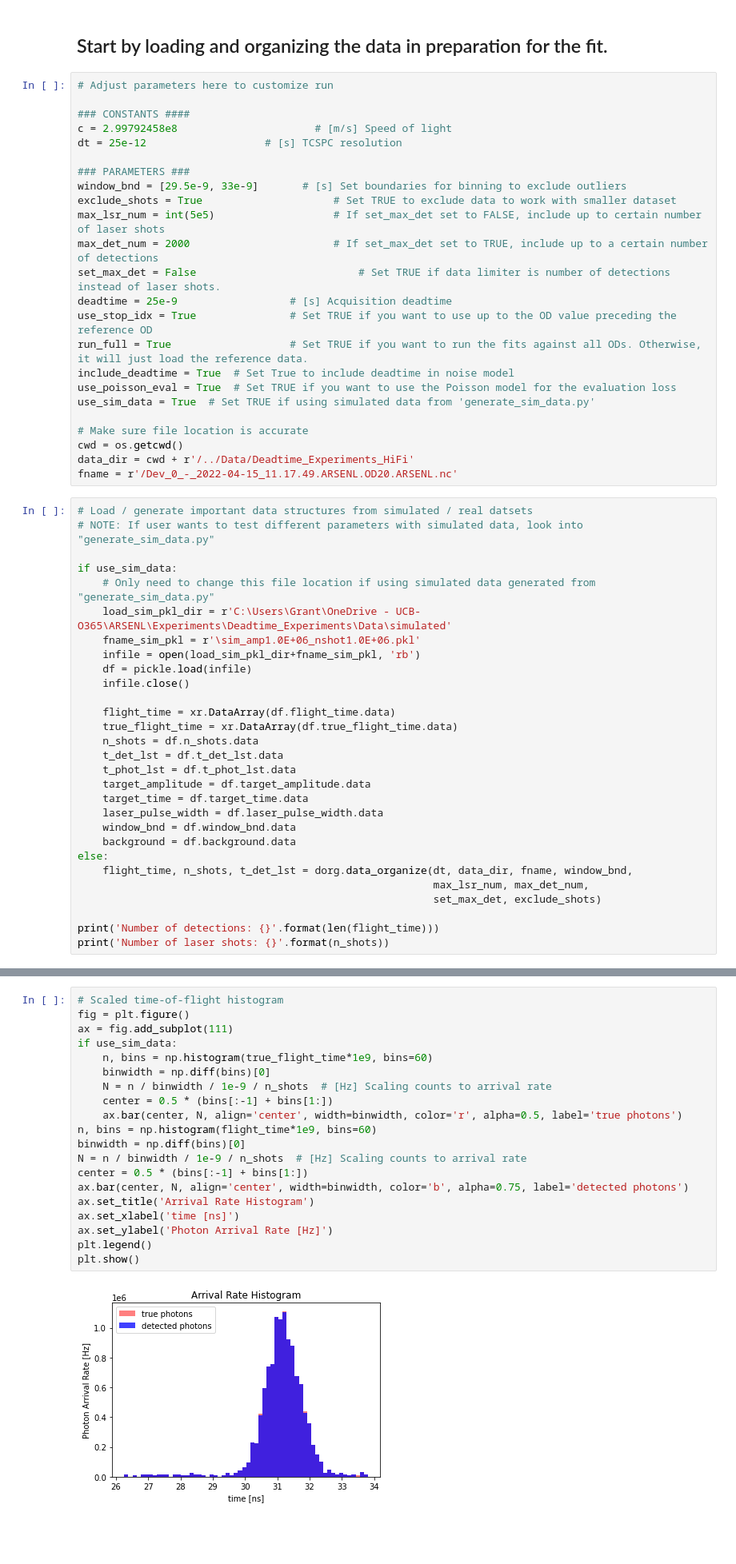
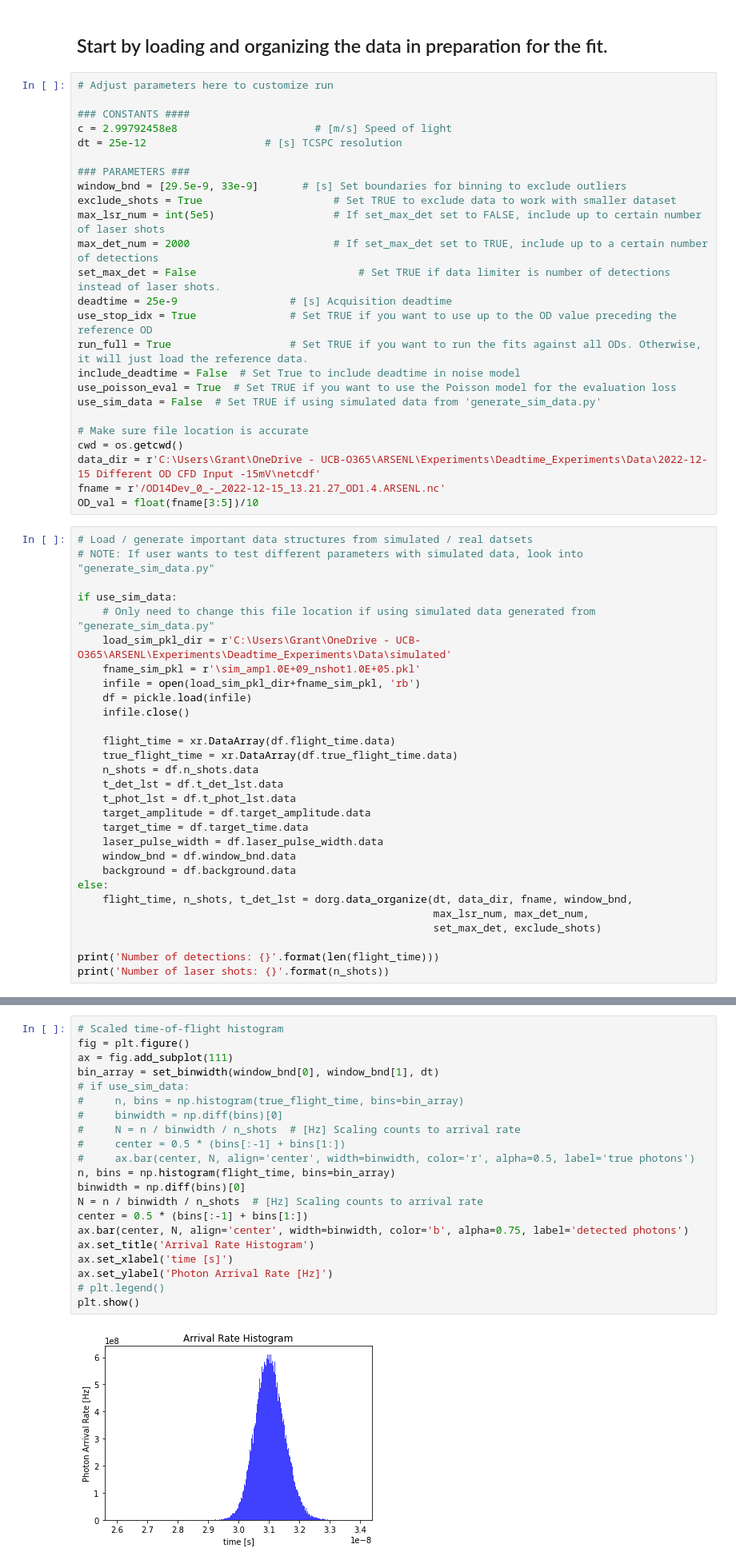
Before and after one commit to gkirchhoff32/ARSENL_backscatter_experiments, a Jupyter notebook: scripts/fit_histogram_polynomial_complexity_iteration.ipynb, the cells around one changed output, grey strips where cells are left out. Shown at 80% size. Cells and saved outputs as stored; diff of their text form; blank space fills up the shorter version.

```diff
--- a/scripts/fit_histogram_polynomial_complexity_iteration.ipynb
+++ b/scripts/fit_histogram_polynomial_complexity_iteration.ipynb
@@ -46,14 +47,15 @@ set_max_det = False                          # Set TRUE if data limiter is numbe
 deadtime = 25e-9                  # [s] Acquisition deadtime
 use_stop_idx = True               # Set TRUE if you want to use up to the OD value preceding the reference OD
 run_full = True                   # Set TRUE if you want to run the fits against all ODs. Otherwise, it will just load the reference data.
-include_deadtime = True  # Set True to include deadtime in noise model
+include_deadtime = False  # Set True to include deadtime in noise model
 use_poisson_eval = True  # Set TRUE if you want to use the Poisson model for the evaluation loss
-use_sim_data = True  # Set TRUE if using simulated data from 'generate_sim_data.py'
+use_sim_data = False  # Set TRUE if using simulated data from 'generate_sim_data.py'
 
 # Make sure file location is accurate
 cwd = os.getcwd()
-data_dir = cwd + r'/../Data/Deadtime_Experiments_HiFi'
-fname = r'/Dev_0_-_2022-04-15_11.17.49.ARSENL.OD20.ARSENL.nc'
+data_dir = r'C:\Users\Grant\OneDrive - UCB-O365\ARSENL\Experiments\Deadtime_Experiments\Data\2022-12-15 Different OD CFD Input -15mV\netcdf'
+fname = r'/OD14Dev_0_-_2022-12-15_13.21.27_OD1.4.ARSENL.nc'
+OD_val = float(fname[3:5])/10
 # %%
 # Load / generate important data structures from simulated / real datsets
 # NOTE: If user wants to test different parameters with simulated data, look into "generate_sim_data.py"
@@ -61,7 +63,7 @@ fname = r'/Dev_0_-_2022-04-15_11.17.49.ARSENL.OD20.ARSENL.nc'
 if use_sim_data:
     # Only need to change this file location if using simulated data generated from "generate_sim_data.py"
     load_sim_pkl_dir = r'C:\Users\Grant\OneDrive - UCB-O365\ARSENL\Experiments\Deadtime_Experiments\Data\simulated'
-    fname_sim_pkl = r'\sim_amp1.0E+06_nshot1.0E+06.pkl'
+    fname_sim_pkl = r'\sim_amp1.0E+09_nshot1.0E+05.pkl'
     infile = open(load_sim_pkl_dir+fname_sim_pkl, 'rb')
     df = pickle.load(infile)
     infile.close()
@@ -89,25 +91,26 @@ Number of laser shots: 1000000
 # %%
 # Scaled time-of-flight histogram
 fig = plt.figure()
 ax = fig.add_subplot(111)
-if use_sim_data:
-    n, bins = np.histogram(true_flight_time*1e9, bins=60)
-    binwidth = np.diff(bins)[0]
-    N = n / binwidth / 1e-9 / n_shots  # [Hz] Scaling counts to arrival rate
-    center = 0.5 * (bins[:-1] + bins[1:])
-    ax.bar(center, N, align='center', width=binwidth, color='r', alpha=0.5, label='true photons')
-n, bins = np.histogram(flight_time*1e9, bins=60)
+bin_array = set_binwidth(window_bnd[0], window_bnd[1], dt)
+# if use_sim_data:
+#     n, bins = np.histogram(true_flight_time, bins=bin_array)
+#     binwidth = np.diff(bins)[0]
+#     N = n / binwidth / n_shots  # [Hz] Scaling counts to arrival rate
+#     center = 0.5 * (bins[:-1] + bins[1:])
+#     ax.bar(center, N, align='center', width=binwidth, color='r', alpha=0.5, label='true photons')
+n, bins = np.histogram(flight_time, bins=bin_array)
 binwidth = np.diff(bins)[0]
-N = n / binwidth / 1e-9 / n_shots  # [Hz] Scaling counts to arrival rate
+N = n / binwidth / n_shots  # [Hz] Scaling counts to arrival rate
 center = 0.5 * (bins[:-1] + bins[1:])
 ax.bar(center, N, align='center', width=binwidth, color='b', alpha=0.75, label='detected photons')
 ax.set_title('Arrival Rate Histogram')
-ax.set_xlabel('time [ns]')
+ax.set_xlabel('time [s]')
 ax.set_ylabel('Photon Arrival Rate [Hz]')
-plt.legend()
+# plt.legend()
 plt.show()
 # %% [output]
-[figure, old version]
+[figure, new version]
 # %% [markdown]
 ## Now applying the curve_fit routine to my data. Code designed after Matt Hayman's "Fit_TimeTag_Gaussian.ipynb" and adapted to fit to N-order exponentiated polynomial.
 # %%
```
Also changed, not shown: parts of 9 cells of this notebook, 4 other files.
